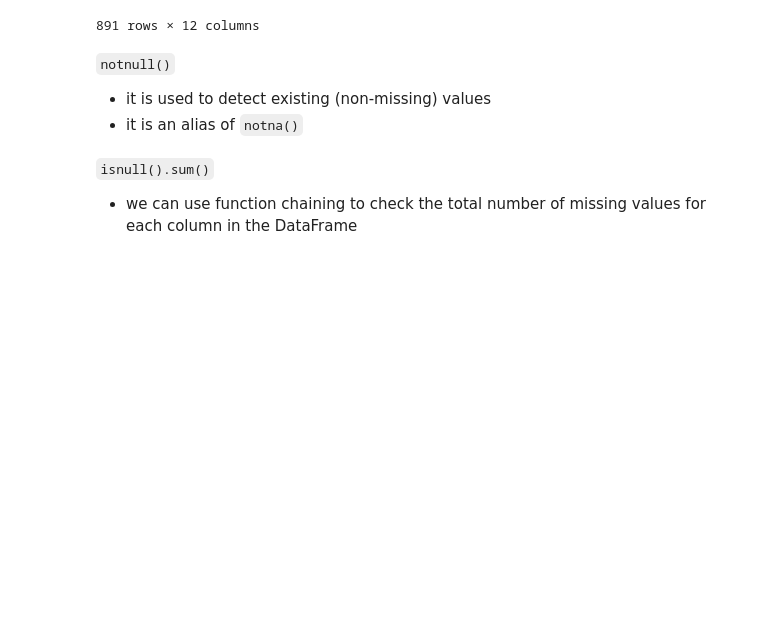
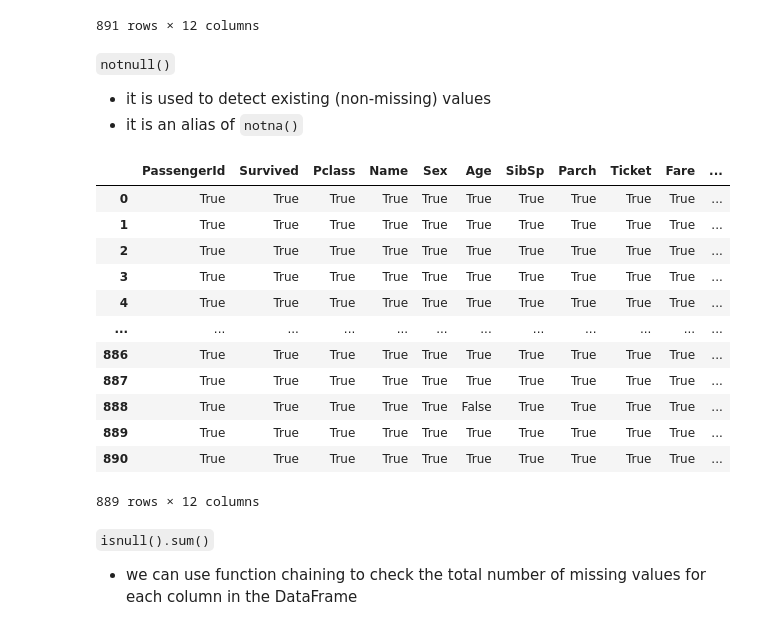
Before and after one commit to Janka93/Training-notebooks, a Jupyter notebook: 2.Data-preprocessing/5.DONE_Missing_And_Duplicate_Data.ipynb, the cells around one changed output. Saved outputs shown, nothing was run; the diff lists cells and outputs as text; code cells hidden in the pictures; blank space fills up the shorter version.

Commit message:
5. DONE Missing and duplicate data
Adding notnull function to heck non-missing values

```diff
--- a/2.Data-preprocessing/5.DONE_Missing_And_Duplicate_Data.ipynb
+++ b/2.Data-preprocessing/5.DONE_Missing_And_Duplicate_Data.ipynb
@@ -82,6 +82,21 @@ data.isnull()
 - it is an alias of `notna()`
 # %%
 # TASK 1 >>>> Check non-missing values in the dataset using .notnull()
+data.notnull()
+# %% [output]
+|  | PassengerId | Survived | Pclass | Name | Sex | Age | SibSp | Parch | Ticket | Fare | ... |
+| 0 | True | True | True | True | True | True | True | True | True | True | ... |
+| 1 | True | True | True | True | True | True | True | True | True | True | ... |
+| 2 | True | True | True | True | True | True | True | True | True | True | ... |
+| 3 | True | True | True | True | True | True | True | True | True | True | ... |
+| 4 | True | True | True | True | True | True | True | True | True | True | ... |
+| ... | ... | ... | ... | ... | ... | ... | ... | ... | ... | ... | ... |
+| 886 | True | True | True | True | True | True | True | True | True | True | ... |
+| 887 | True | True | True | True | True | True | True | True | True | True | ... |
+| 888 | True | True | True | True | True | False | True | True | True | True | ... |
+| 889 | True | True | True | True | True | True | True | True | True | True | ... |
+| 890 | True | True | True | True | True | True | True | True | True | True | ... |
+889 rows × 12 columns
 # %% [markdown]
 `isnull().sum()`
 
```
